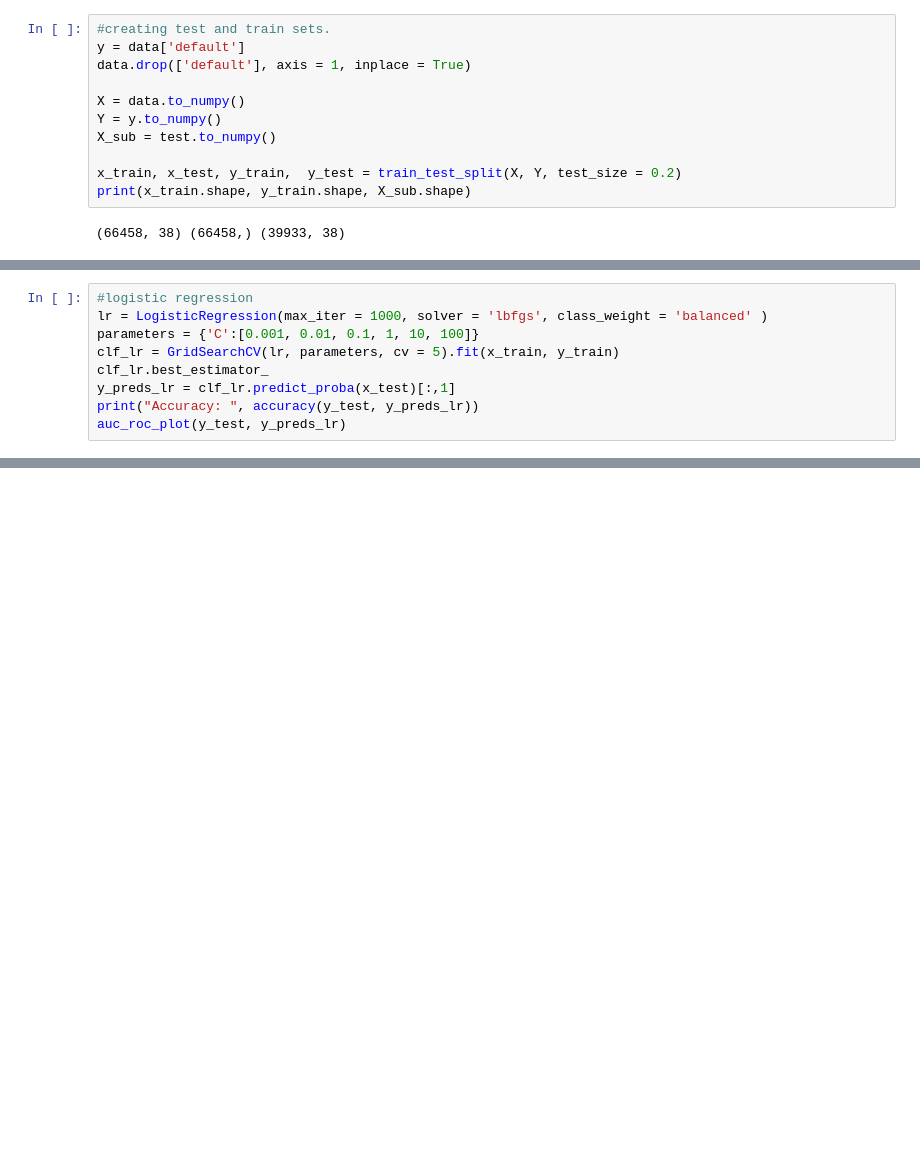
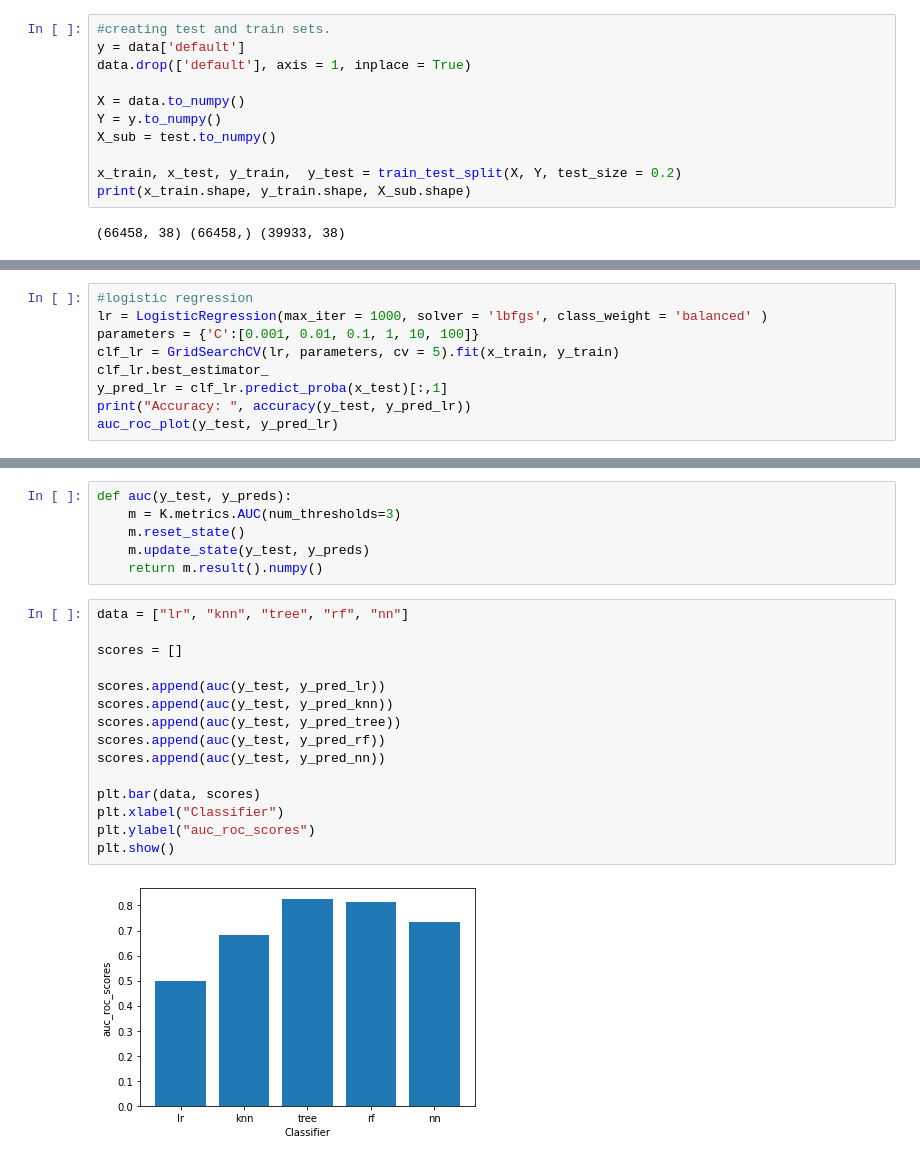
Before and after one commit to AbhayMudgal/PD_prediction, a Jupyter notebook: Default_Prediction.ipynb, the cells around one changed output, grey strips where cells are left out. Drawn from its saved outputs; the diff is of its cells as text; blank space fills up the shorter version.

```diff
--- a/Default_Prediction.ipynb
+++ b/Default_Prediction.ipynb
@@ -716,7 +719,7 @@ lr = LogisticRegression(max_iter = 1000, solver = 'lbfgs', class_weight = 'balan
 parameters = {'C':[0.001, 0.01, 0.1, 1, 10, 100]}
 clf_lr = GridSearchCV(lr, parameters, cv = 5).fit(x_train, y_train)
 clf_lr.best_estimator_
-y_preds_lr = clf_lr.predict_proba(x_test)[:,1]
-print("Accuracy: ", accuracy(y_test, y_preds_lr))
-auc_roc_plot(y_test, y_preds_lr)
+y_pred_lr = clf_lr.predict_proba(x_test)[:,1]
+print("Accuracy: ", accuracy(y_test, y_pred_lr))
+auc_roc_plot(y_test, y_pred_lr)
 # %% [output]
@@ -828,0 +872,23 @@ KeyboardInterrupt: ignored
+# %%
+def auc(y_test, y_preds):
+    m = K.metrics.AUC(num_thresholds=3)
+    m.reset_state()
+    m.update_state(y_test, y_preds)
+    return m.result().numpy()
+# %%
+data = ["lr", "knn", "tree", "rf", "nn"]
+
+scores = []
+
+scores.append(auc(y_test, y_pred_lr))
+scores.append(auc(y_test, y_pred_knn))
+scores.append(auc(y_test, y_pred_tree))
+scores.append(auc(y_test, y_pred_rf))
+scores.append(auc(y_test, y_pred_nn))
+
+plt.bar(data, scores)
+plt.xlabel("Classifier")
+plt.ylabel("auc_roc_scores")
+plt.show()
+# %% [output]
+[figure, added]
```
Also changed, not shown: parts of 11 cells of this notebook.
